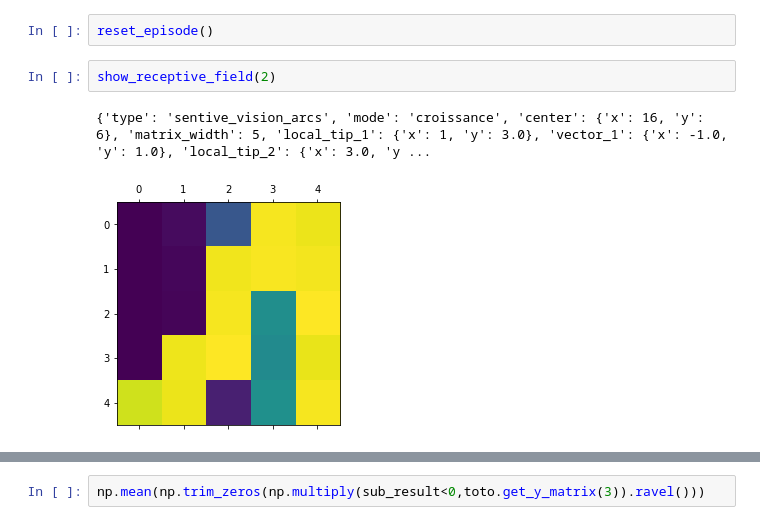
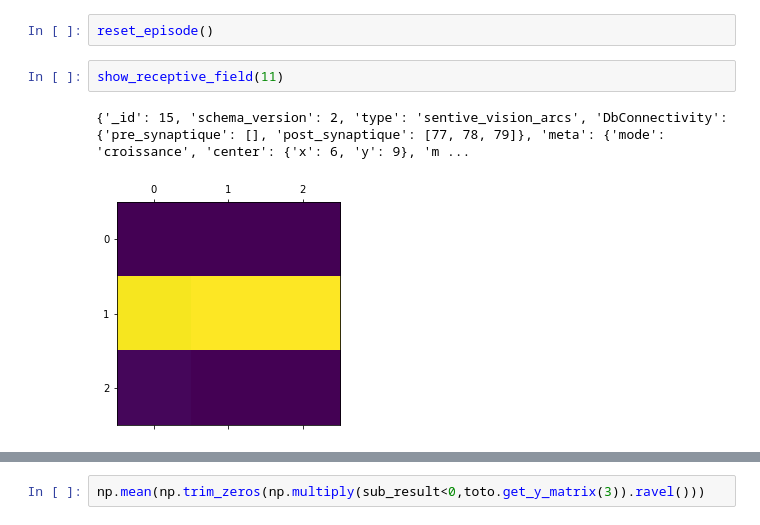
Before and after one commit to oliviermanette/metadl, a Jupyter notebook: starting_kit/sandbox_flod.ipynb, the cells around one changed output, grey strips where cells are left out. Saved outputs shown, nothing was run; the diff lists cells and outputs as text.

```diff
--- a/starting_kit/sandbox_flod.ipynb
+++ b/starting_kit/sandbox_flod.ipynb
@@ -569,10 +748,10 @@ show_all_fields()
 # %%
 reset_episode()
 # %%
-show_receptive_field(2)
+show_receptive_field(11)
 # %% [output]
-{'type': 'sentive_vision_arcs', 'mode': 'croissance', 'center': {'x': 16, 'y': 6}, 'matrix_width': 5, 'local_tip_1': {'x': 1, 'y': 3.0}, 'vector_1': {'x': -1.0, 'y': 1.0}, 'local_tip_2': {'x': 3.0, 'y ...
+{'_id': 15, 'schema_version': 2, 'type': 'sentive_vision_arcs', 'DbConnectivity': {'pre_synaptique': [], 'post_synaptique': [77, 78, 79]}, 'meta': {'mode': 'croissance', 'center': {'x': 6, 'y': 9}, 'm ...
-[figure, old version]
+[figure, new version]
 # %%
 pool_vision[1].neuron
 # %% [output]
```
Also changed, not shown: parts of 26 cells of this notebook.
